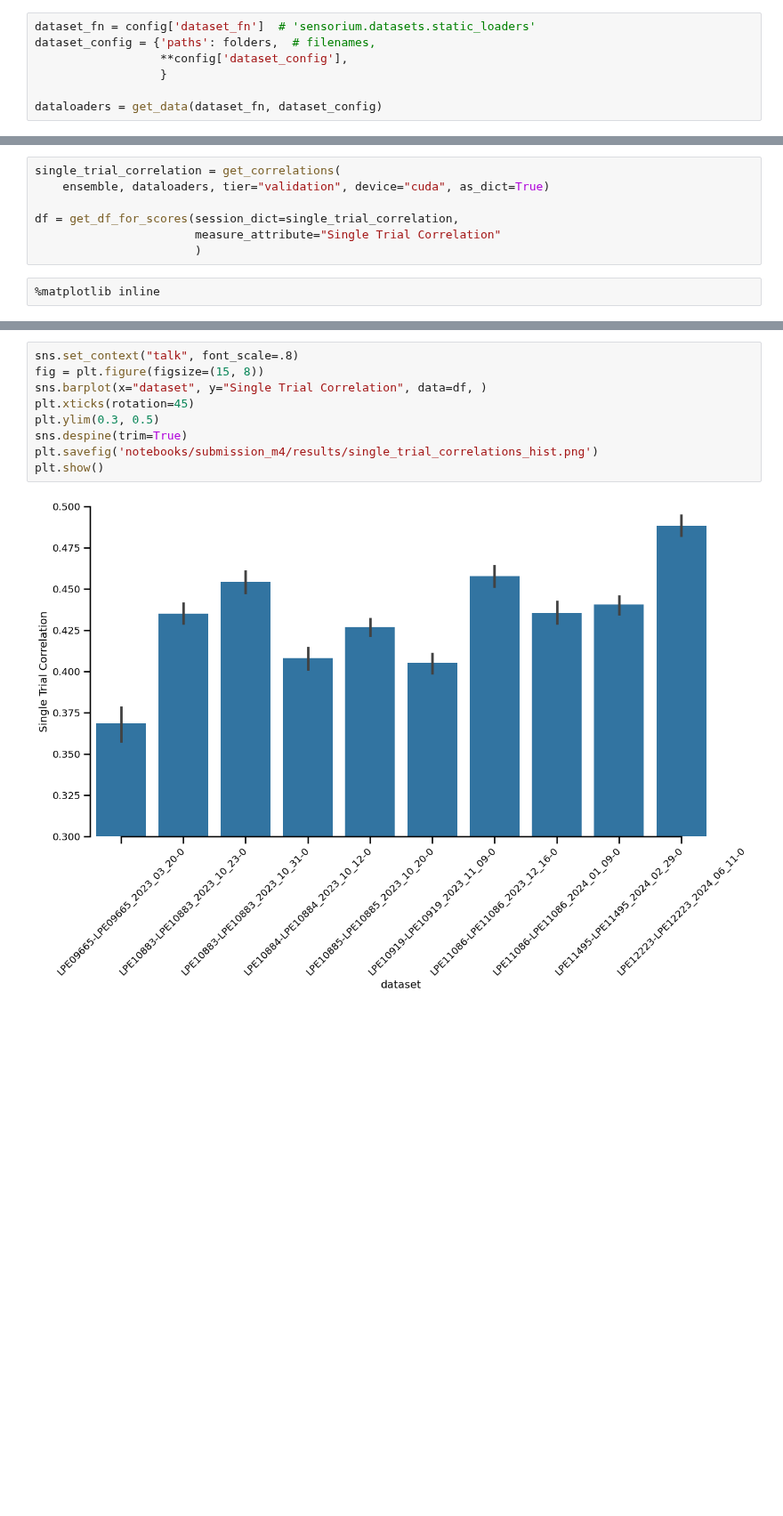
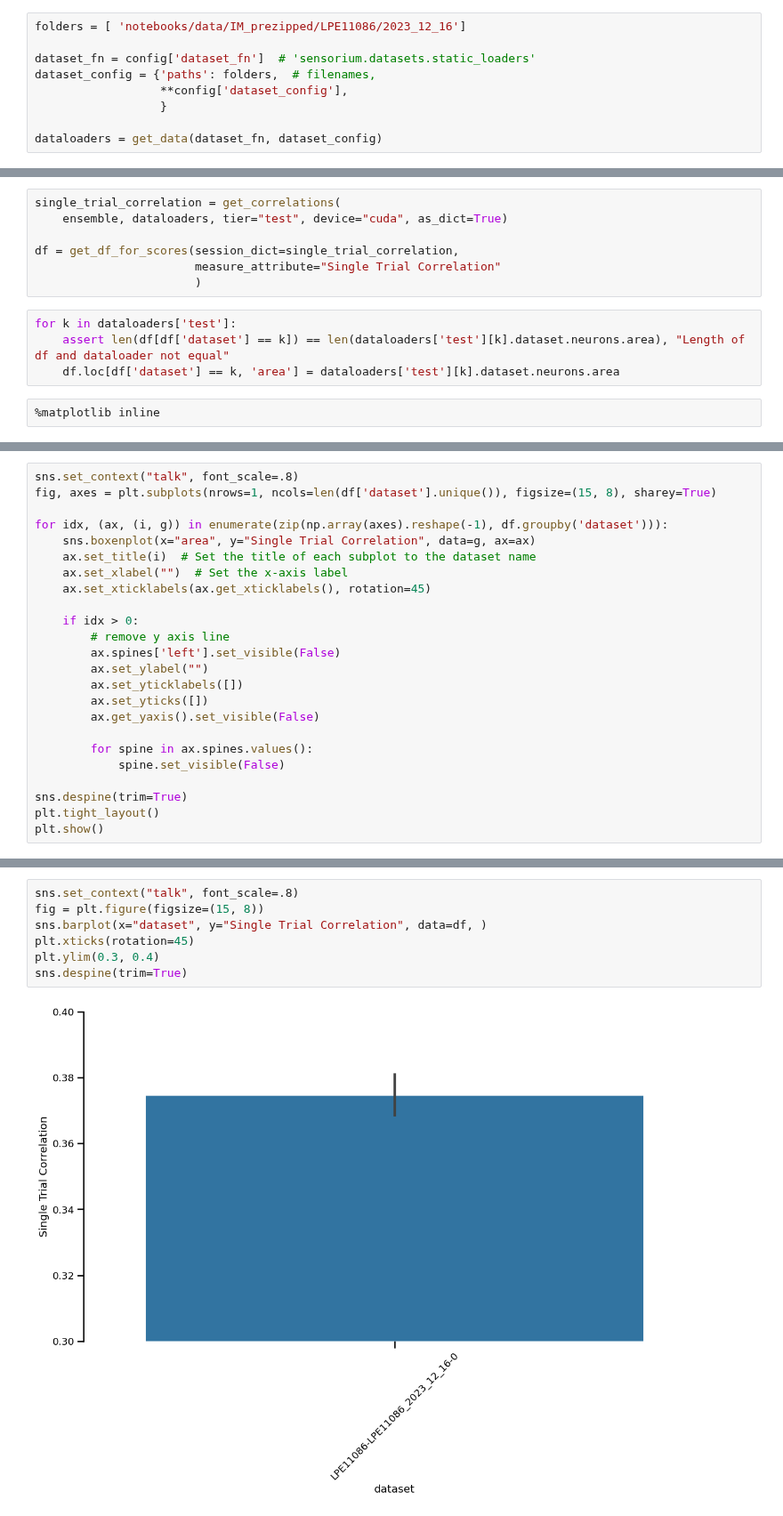
Before and after one commit to ananaphasia/adrian_sensorium, a Jupyter notebook: notebooks/submission_m4/03_evaluate_and_submit.ipynb, the cells around one changed output, grey strips where cells are left out. Shown at 89% size. Cells and saved outputs as stored; diff of their text form; blank space fills up the shorter version.

Commit message:
pull better graphing from trunc

```diff
--- a/notebooks/submission_m4/03_evaluate_and_submit.ipynb
+++ b/notebooks/submission_m4/03_evaluate_and_submit.ipynb
@@ -73,4 +62,6 @@ folders
 # %%
+folders = [ 'notebooks/data/IM_prezipped/LPE11086/2023_12_16']
+
 dataset_fn = config['dataset_fn']  # 'sensorium.datasets.static_loaders'
 dataset_config = {'paths': folders,  # filenames,
                   **config['dataset_config'],
@@ -126,11 +119,15 @@ from sensorium.utility.measure_helpers import get_df_for_scores
 #### Test data
 # %%
 single_trial_correlation = get_correlations(
-    ensemble, dataloaders, tier="validation", device="cuda", as_dict=True)
+    ensemble, dataloaders, tier="test", device="cuda", as_dict=True)
 
 df = get_df_for_scores(session_dict=single_trial_correlation,
                        measure_attribute="Single Trial Correlation"
                        )
+# %%
+for k in dataloaders['test']:
+    assert len(df[df['dataset'] == k]) == len(dataloaders['test'][k].dataset.neurons.area), "Length of df and dataloader not equal"
+    df.loc[df['dataset'] == k, 'area'] = dataloaders['test'][k].dataset.neurons.area
 # %%
 %matplotlib inline
 # %%
@@ -145,0 +141,24 @@ plt.show()
+# %%
+sns.set_context("talk", font_scale=.8)
+fig, axes = plt.subplots(nrows=1, ncols=len(df['dataset'].unique()), figsize=(15, 8), sharey=True)
+
+for idx, (ax, (i, g)) in enumerate(zip(np.array(axes).reshape(-1), df.groupby('dataset'))):
+    sns.boxenplot(x="area", y="Single Trial Correlation", data=g, ax=ax)
+    ax.set_title(i)  # Set the title of each subplot to the dataset name
+    ax.set_xlabel("")  # Set the x-axis label
+    ax.set_xticklabels(ax.get_xticklabels(), rotation=45)
+
+    if idx > 0:
+        # remove y axis line
+        ax.spines['left'].set_visible(False)
+        ax.set_ylabel("")
+        ax.set_yticklabels([])
+        ax.set_yticks([])
+        ax.get_yaxis().set_visible(False)
+
+        for spine in ax.spines.values():
+            spine.set_visible(False)
+
+sns.despine(trim=True)
+plt.tight_layout()
+plt.show()
@@ -146,11 +167,9 @@ plt.show()
 # %%
 sns.set_context("talk", font_scale=.8)
 fig = plt.figure(figsize=(15, 8))
 sns.barplot(x="dataset", y="Single Trial Correlation", data=df, )
 plt.xticks(rotation=45)
-plt.ylim(0.3, 0.5)
+plt.ylim(0.3, 0.4)
 sns.despine(trim=True)
-plt.savefig('notebooks/submission_m4/results/single_trial_correlations_hist.png')
-plt.show()
 # %% [output]
-[figure, old version]
+[figure, new version]
```
Also changed, not shown: parts of 8 cells of this notebook.
